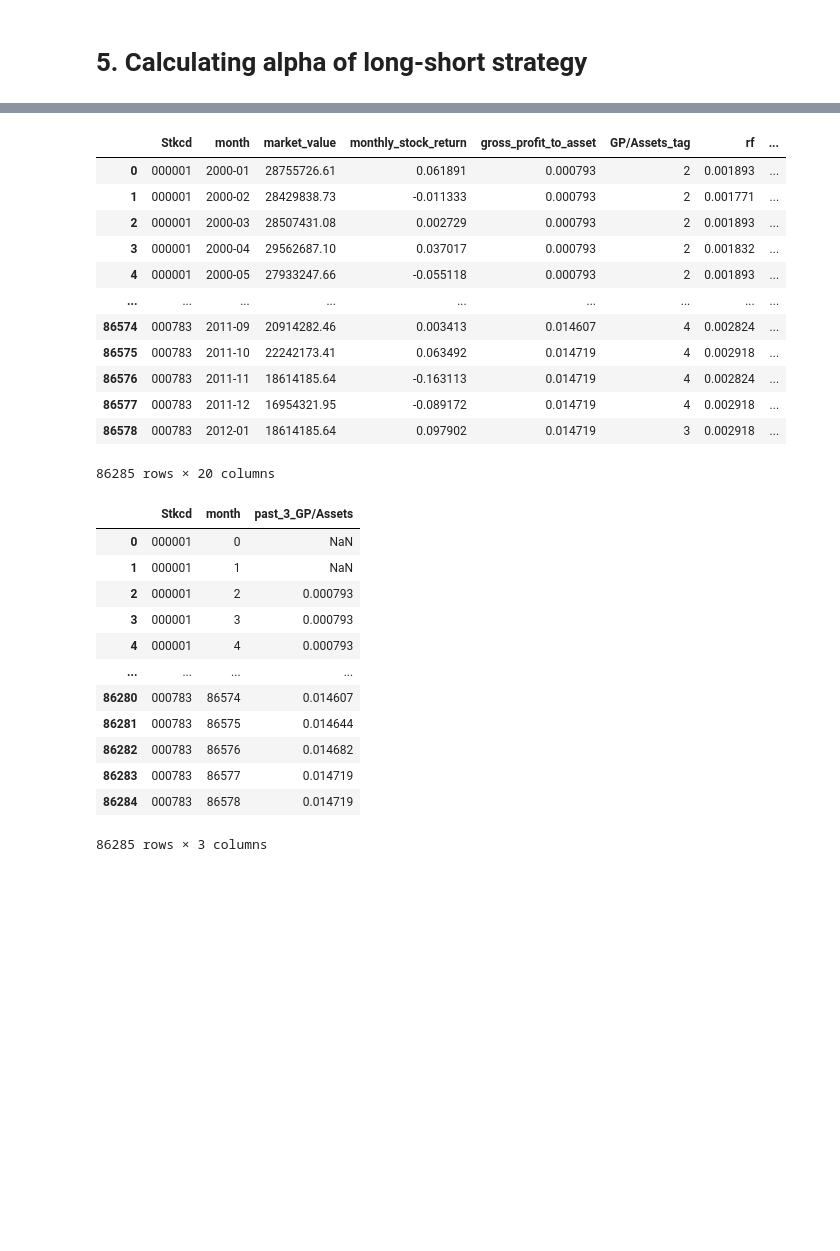
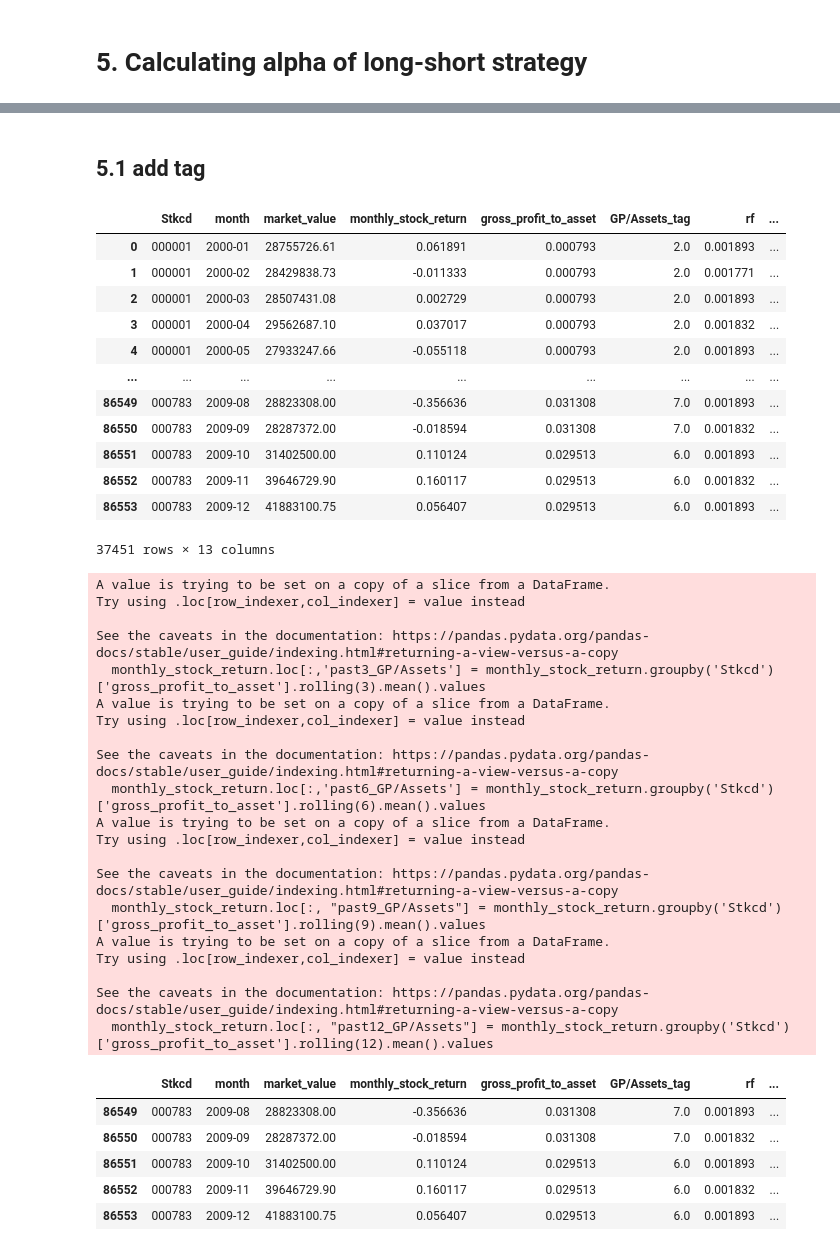
Before and after one commit to alex-fang123/investment_project, a Jupyter notebook: real-main-part3.ipynb, the cells around one changed output, grey strips where cells are left out. Saved outputs shown, nothing was run; the diff lists cells and outputs as text; code cells hidden in the pictures; blank space fills up the shorter version.

```diff
--- a/real-main-part3.ipynb
+++ b/real-main-part3.ipynb
@@ -613,45 +627,69 @@ vw_panel.to_excel('output/part3/4. vw_panel.xlsx')
 ew_panel.to_excel('output/part3/4. ew_panel.xlsx')
 # %% [markdown]
 # 5. Calculating alpha of long-short strategy
+# %%
+out_of_sample_month = monthly_stock_return[monthly_stock_return['month'] >= '2010-01']
+monthly_stock_return = monthly_stock_return[monthly_stock_return['month'] <= '2009-12']
 # %% [markdown]
 in this part, we want to conclude a similar table in teacher's PPT "part 3 page 14", which is shown below
 
 ![pic2.png](img/pic2.png)
+# %% [markdown]
+## 5.1 add tag
 # %%
 monthly_stock_return
 # %% [output]
 |  | Stkcd | month | market_value | monthly_stock_return | gross_profit_to_asset | GP/Assets_tag | rf | ... |
-| 0 | 000001 | 2000-01 | 28755726.61 | 0.061891 | 0.000793 | 2 | 0.001893 | ... |
-| 1 | 000001 | 2000-02 | 28429838.73 | -0.011333 | 0.000793 | 2 | 0.001771 | ... |
-| 2 | 000001 | 2000-03 | 28507431.08 | 0.002729 | 0.000793 | 2 | 0.001893 | ... |
-| 3 | 000001 | 2000-04 | 29562687.10 | 0.037017 | 0.000793 | 2 | 0.001832 | ... |
-| 4 | 000001 | 2000-05 | 27933247.66 | -0.055118 | 0.000793 | 2 | 0.001893 | ... |
+| 0 | 000001 | 2000-01 | 28755726.61 | 0.061891 | 0.000793 | 2.0 | 0.001893 | ... |
+| 1 | 000001 | 2000-02 | 28429838.73 | -0.011333 | 0.000793 | 2.0 | 0.001771 | ... |
+| 2 | 000001 | 2000-03 | 28507431.08 | 0.002729 | 0.000793 | 2.0 | 0.001893 | ... |
+| 3 | 000001 | 2000-04 | 29562687.10 | 0.037017 | 0.000793 | 2.0 | 0.001832 | ... |
+| 4 | 000001 | 2000-05 | 27933247.66 | -0.055118 | 0.000793 | 2.0 | 0.001893 | ... |
 | ... | ... | ... | ... | ... | ... | ... | ... | ... |
-| 86574 | 000783 | 2011-09 | 20914282.46 | 0.003413 | 0.014607 | 4 | 0.002824 | ... |
-| 86575 | 000783 | 2011-10 | 22242173.41 | 0.063492 | 0.014719 | 4 | 0.002918 | ... |
-| 86576 | 000783 | 2011-11 | 18614185.64 | -0.163113 | 0.014719 | 4 | 0.002824 | ... |
-| 86577 | 000783 | 2011-12 | 16954321.95 | -0.089172 | 0.014719 | 4 | 0.002918 | ... |
-| 86578 | 000783 | 2012-01 | 18614185.64 | 0.097902 | 0.014719 | 3 | 0.002918 | ... |
+| 86549 | 000783 | 2009-08 | 28823308.00 | -0.356636 | 0.031308 | 7.0 | 0.001893 | ... |
+| 86550 | 000783 | 2009-09 | 28287372.00 | -0.018594 | 0.031308 | 7.0 | 0.001832 | ... |
+| 86551 | 000783 | 2009-10 | 31402500.00 | 0.110124 | 0.029513 | 6.0 | 0.001893 | ... |
+| 86552 | 000783 | 2009-11 | 39646729.90 | 0.160117 | 0.029513 | 6.0 | 0.001832 | ... |
+| 86553 | 000783 | 2009-12 | 41883100.75 | 0.056407 | 0.029513 | 6.0 | 0.001893 | ... |
-86285 rows × 20 columns
+37451 rows × 13 columns
 # %%
 # we use average level as the indicator of GP/Assets tag
-tmp = monthly_stock_return.groupby('Stkcd')['gross_profit_to_asset'].rolling(3).mean().reset_index()
-tmp.columns = ["Stkcd", 'month', 'past_3_GP/Assets']
+monthly_stock_return.loc[:,'past3_GP/Assets'] = monthly_stock_return.groupby('Stkcd')['gross_profit_to_asset'].rolling(3).mean().values
+monthly_stock_return.loc[:,'past6_GP/Assets'] = monthly_stock_return.groupby('Stkcd')['gross_profit_to_asset'].rolling(6).mean().values
+monthly_stock_return.loc[:, "past9_GP/Assets"] = monthly_stock_return.groupby('Stkcd')['gross_profit_to_asset'].rolling(9).mean().values
+monthly_stock_return.loc[:, "past12_GP/Assets"] = monthly_stock_return.groupby('Stkcd')['gross_profit_to_asset'].rolling(12).mean().values
 
-# tmp['month'] = pd.to_datetime(tmp['month']).dt.to_period('M')
+monthly_stock_return.loc[:,'past3_GP/Assets'] = monthly_stock_return.groupby('Stkcd')['past3_GP/Assets'].shift(1)
+monthly_stock_return.loc[:,'past6_GP/Assets'] = monthly_stock_return.groupby('Stkcd')['past6_GP/Assets'].shift(1)
+monthly_stock_return.loc[:,'past9_GP/Assets'] = monthly_stock_return.groupby('Stkcd')['past9_GP/Assets'].shift(1)
+monthly_stock_return.loc[:,'past12_GP/Assets'] = monthly_stock_return.groupby('Stkcd')['past12_GP/Assets'].shift(1)
+# %% [output]
+A value is trying to be set on a copy of a slice from a DataFrame.
+Try using .loc[row_indexer,col_indexer] = value instead
+
+See the caveats in the documentation: https://pandas.pydata.org/pandas-docs/stable/user_guide/indexing.html#returning-a-view-versus-a-copy
+  monthly_stock_return.loc[:,'past3_GP/Assets'] = monthly_stock_return.groupby('Stkcd')['gross_profit_to_asset'].rolling(3).mean().values
+A value is trying to be set on a copy of a slice from a DataFrame.
+Try using .loc[row_indexer,col_indexer] = value instead
+
+See the caveats in the documentation: https://pandas.pydata.org/pandas-docs/stable/user_guide/indexing.html#returning-a-view-versus-a-copy
+  monthly_stock_return.loc[:,'past6_GP/Assets'] = monthly_stock_return.groupby('Stkcd')['gross_profit_to_asset'].rolling(6).mean().values
+A value is trying to be set on a copy of a slice from a DataFrame.
+Try using .loc[row_indexer,col_indexer] = value instead
+
+See the caveats in the documentation: https://pandas.pydata.org/pandas-docs/stable/user_guide/indexing.html#returning-a-view-versus-a-copy
+  monthly_stock_return.loc[:, "past9_GP/Assets"] = monthly_stock_return.groupby('Stkcd')['gross_profit_to_asset'].rolling(9).mean().values
+A value is trying to be set on a copy of a slice from a DataFrame.
+Try using .loc[row_indexer,col_indexer] = value instead
+
+See the caveats in the documentation: https://pandas.pydata.org/pandas-docs/stable/user_guide/indexing.html#returning-a-view-versus-a-copy
+  monthly_stock_return.loc[:, "past12_GP/Assets"] = monthly_stock_return.groupby('Stkcd')['gross_profit_to_asset'].rolling(12).mean().values
 # %%
-tmp
+monthly_stock_return.tail()
 # %% [output]
-|  | Stkcd | month | past_3_GP/Assets |
-| 0 | 000001 | 0 | NaN |
-| 1 | 000001 | 1 | NaN |
-| 2 | 000001 | 2 | 0.000793 |
-| 3 | 000001 | 3 | 0.000793 |
-| 4 | 000001 | 4 | 0.000793 |
-| ... | ... | ... | ... |
-| 86280 | 000783 | 86574 | 0.014607 |
-| 86281 | 000783 | 86575 | 0.014644 |
-| 86282 | 000783 | 86576 | 0.014682 |
-| 86283 | 000783 | 86577 | 0.014719 |
-| 86284 | 000783 | 86578 | 0.014719 |
+|  | Stkcd | month | market_value | monthly_stock_return | gross_profit_to_asset | GP/Assets_tag | rf | ... |
+| 86549 | 000783 | 2009-08 | 28823308.00 | -0.356636 | 0.031308 | 7.0 | 0.001893 | ... |
+| 86550 | 000783 | 2009-09 | 28287372.00 | -0.018594 | 0.031308 | 7.0 | 0.001832 | ... |
+| 86551 | 000783 | 2009-10 | 31402500.00 | 0.110124 | 0.029513 | 6.0 | 0.001893 | ... |
+| 86552 | 000783 | 2009-11 | 39646729.90 | 0.160117 | 0.029513 | 6.0 | 0.001832 | ... |
+| 86553 | 000783 | 2009-12 | 41883100.75 | 0.056407 | 0.029513 | 6.0 | 0.001893 | ... |
-86285 rows × 3 columns
```
Also changed, not shown: parts of 54 cells of this notebook, 40 other files.
